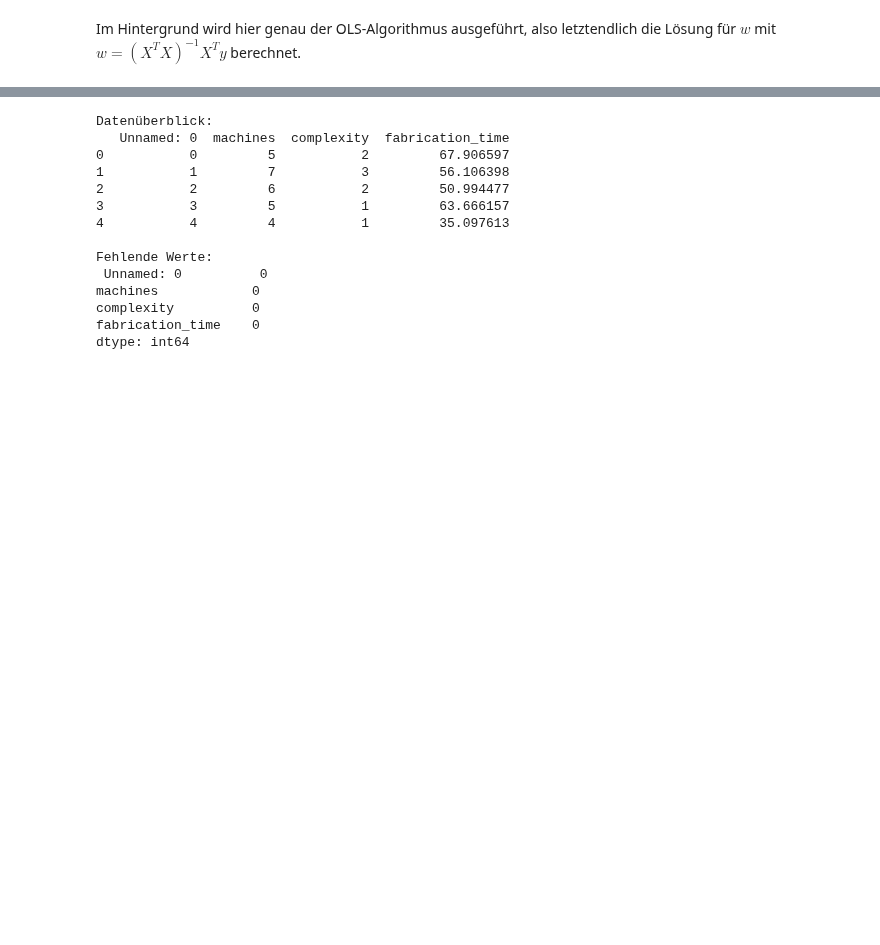
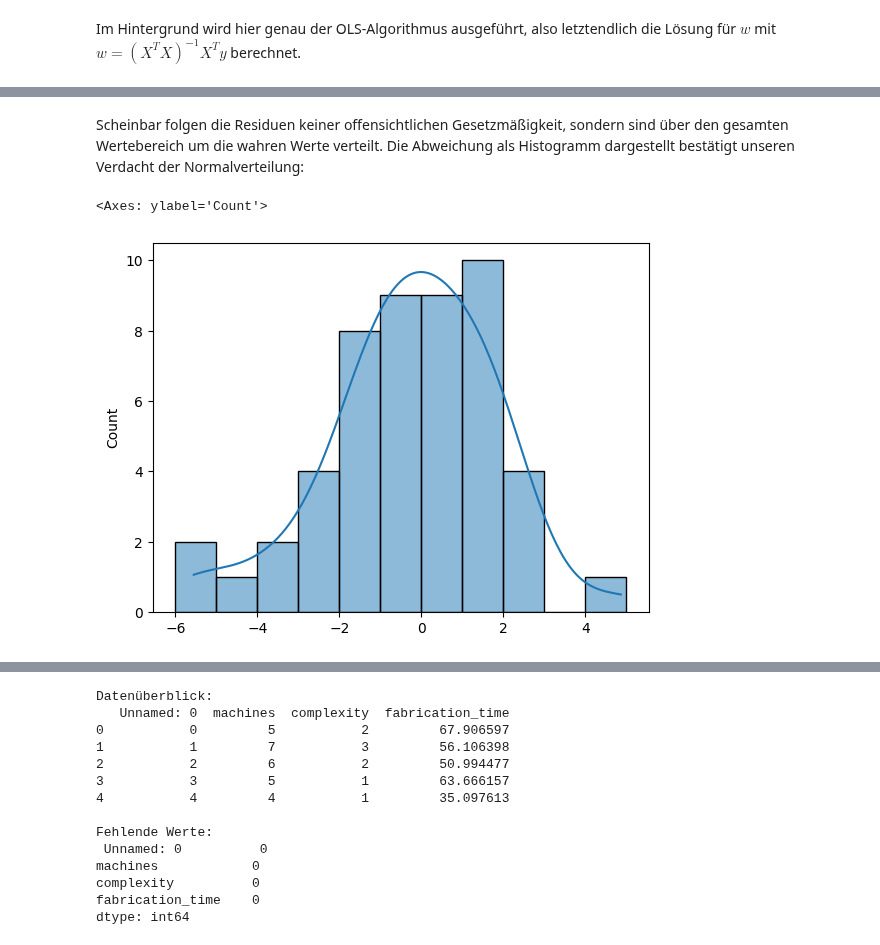
Before and after one commit to wolfromanlist/MLForEngineers, a Jupyter notebook: Notebooks/3-Supervised Learning.ipynb, the cells around one changed output, grey strips where cells are left out. Saved outputs shown, nothing was run; the diff lists cells and outputs as text; code cells hidden in the pictures; blank space fills up the shorter version.

```diff
--- a/Notebooks/3-Supervised Learning.ipynb
+++ b/Notebooks/3-Supervised Learning.ipynb
@@ -376,0 +433,9 @@ R²-Score: 0.97
+# %% [markdown]
+Scheinbar folgen die Residuen keiner offensichtlichen Gesetzmäßigkeit, sondern sind über den gesamten Wertebereich um die wahren Werte verteilt. Die Abweichung als Histogramm dargestellt bestätigt unseren Verdacht der Normalverteilung:
+# %%
+import seaborn as sns
+
+sns.histplot(residuals, bins=np.arange(-6, 6, 1), kde=True)
+# %% [output]
+<Axes: ylabel='Count'>
+[figure, added]
```
Also changed, not shown: parts of 26 cells of this notebook, 1 other file.
